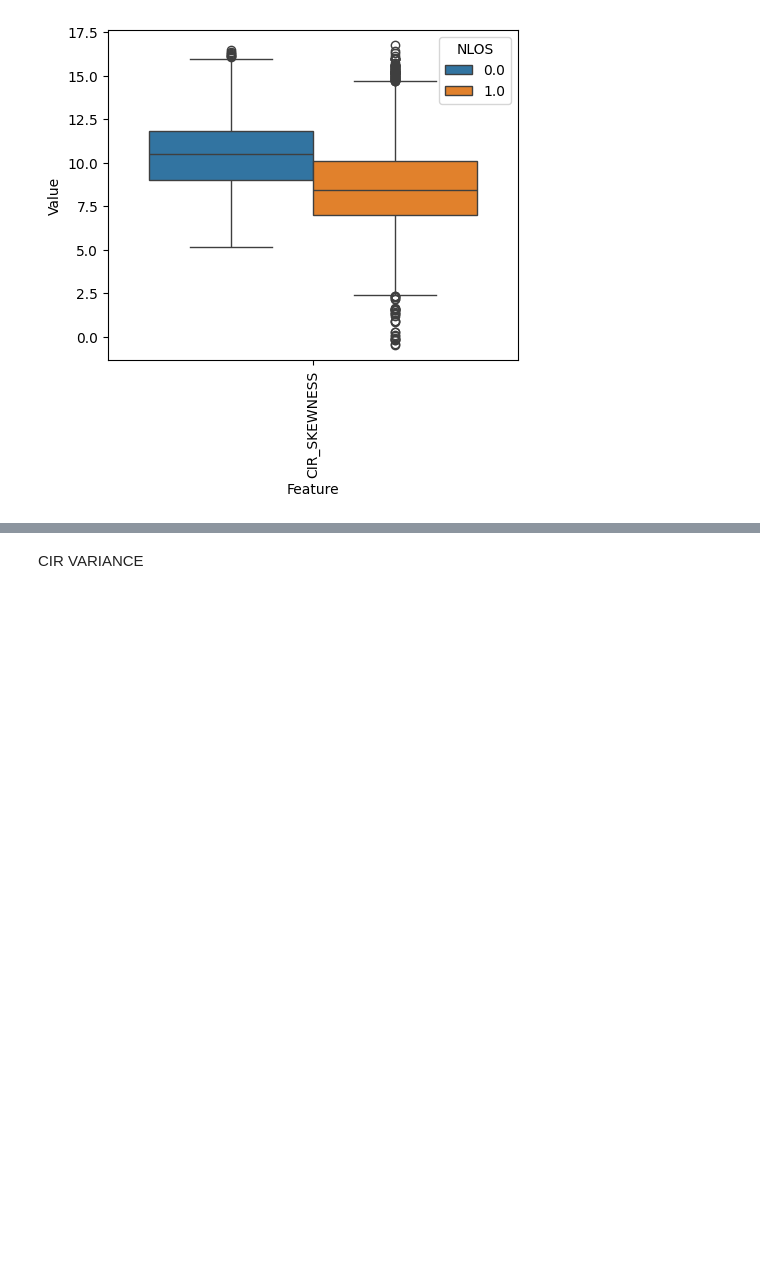
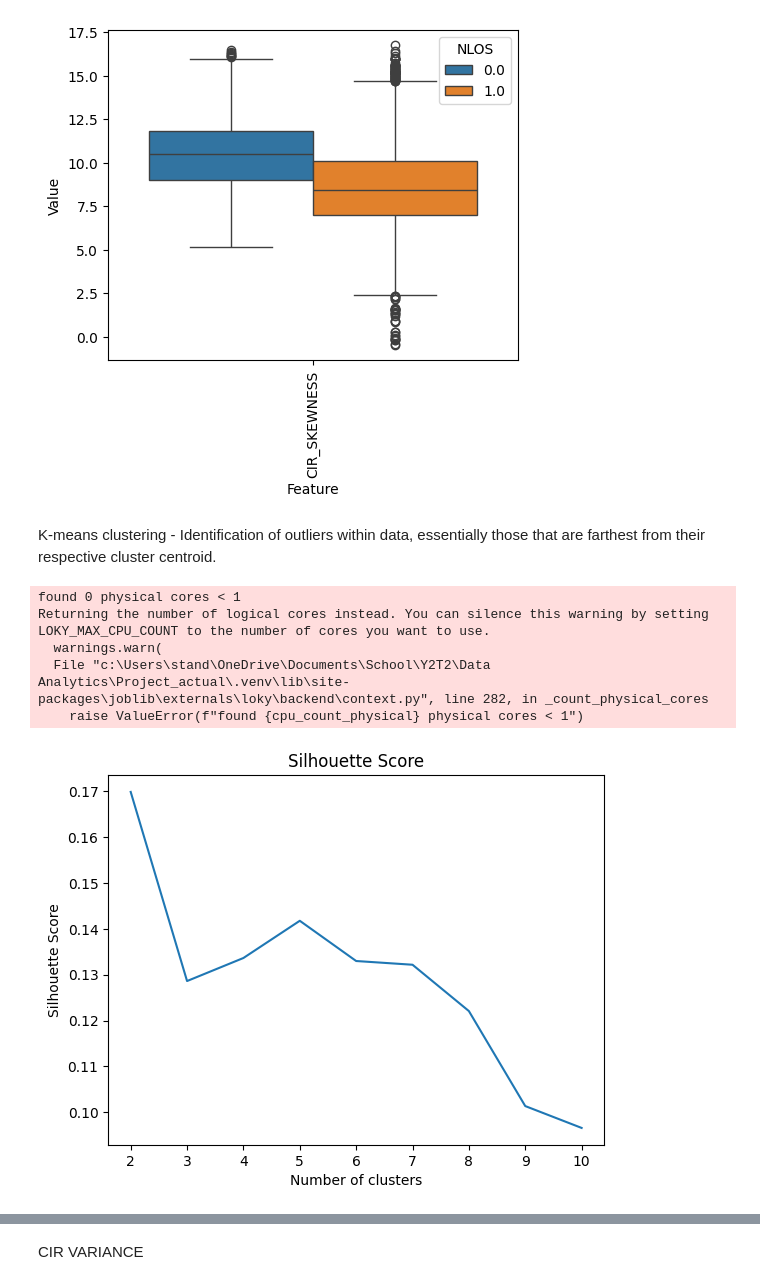
Before and after one commit to ptrpfa/UWB-LOS-NLOS-Classification, a Jupyter notebook: preprocessing.ipynb, the cells around one changed output, grey strips where cells are left out. Cells and saved outputs as stored; diff of their text form; code cells hidden in the pictures; blank space fills up the shorter version.

Commit message:
kmeans clustering to identify outliers

```diff
--- a/preprocessing.ipynb
+++ b/preprocessing.ipynb
@@ -190,3 +191,29 @@ plt.tight_layout()
 plt.show()
 # %% [output]
 [figure]
+# %% [markdown]
+K-means clustering - Identification of outliers within data, essentially those that are farthest from their respective cluster centroid.
+# %%
+# Calculating silhouette score to determine number of clusters
+from sklearn.cluster import KMeans
+from sklearn.datasets import make_blobs
+from sklearn.metrics import silhouette_score
+
+silhouette_scores = []
+for i in range(2, 11):
+    kmeans = KMeans(n_clusters=i, init='k-means++', max_iter=300, n_init=10, random_state=0)
+    kmeans.fit(cir_df)
+    silhouette_scores.append(silhouette_score(cir_df, kmeans.labels_))
+
+plt.plot(range(2, 11), silhouette_scores)
+plt.title('Silhouette Score')
+plt.xlabel('Number of clusters')
+plt.ylabel('Silhouette Score')
+plt.show()
+# %% [output]
+found 0 physical cores < 1
+Returning the number of logical cores instead. You can silence this warning by setting LOKY_MAX_CPU_COUNT to the number of cores you want to use.
+  warnings.warn(
+  File "c:\Users\stand\OneDrive\Documents\School\Y2T2\Data Analytics\Project_actual\.venv\lib\site-packages\joblib\externals\loky\backend\context.py", line 282, in _count_physical_cores
+    raise ValueError(f"found {cpu_count_physical} physical cores < 1")
+[figure, added]
```
Also changed, not shown: parts of 5 cells of this notebook.
